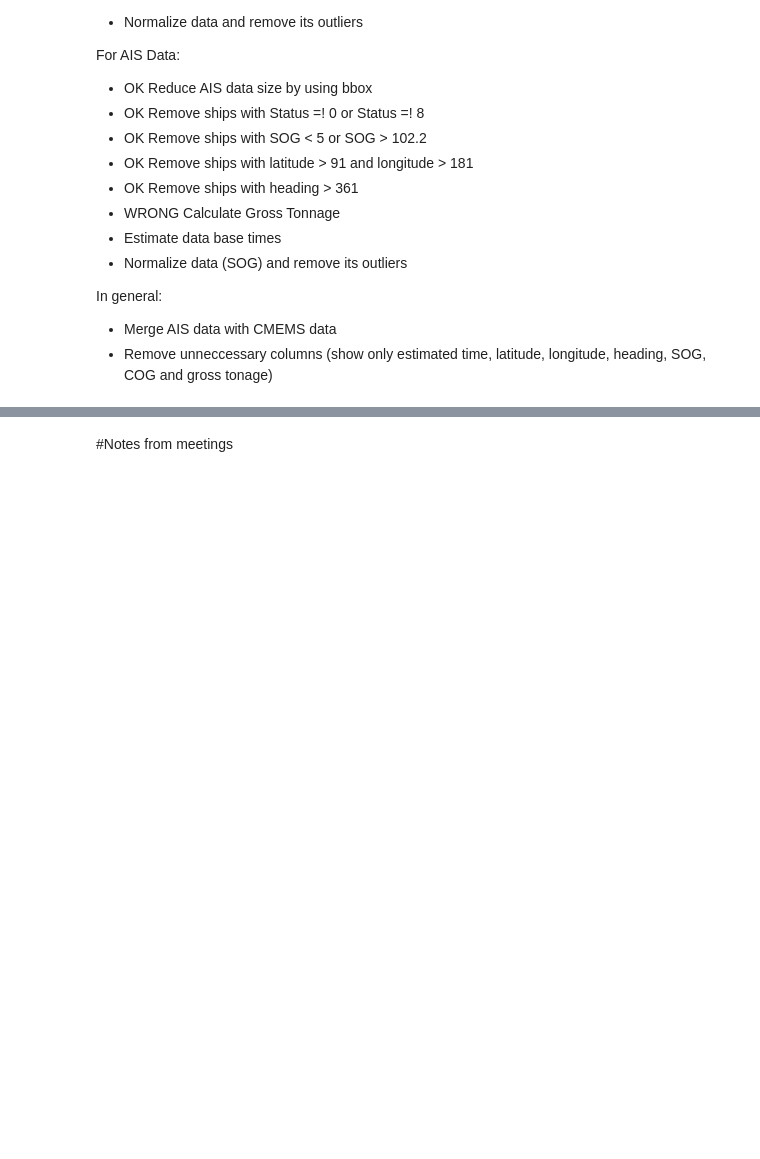
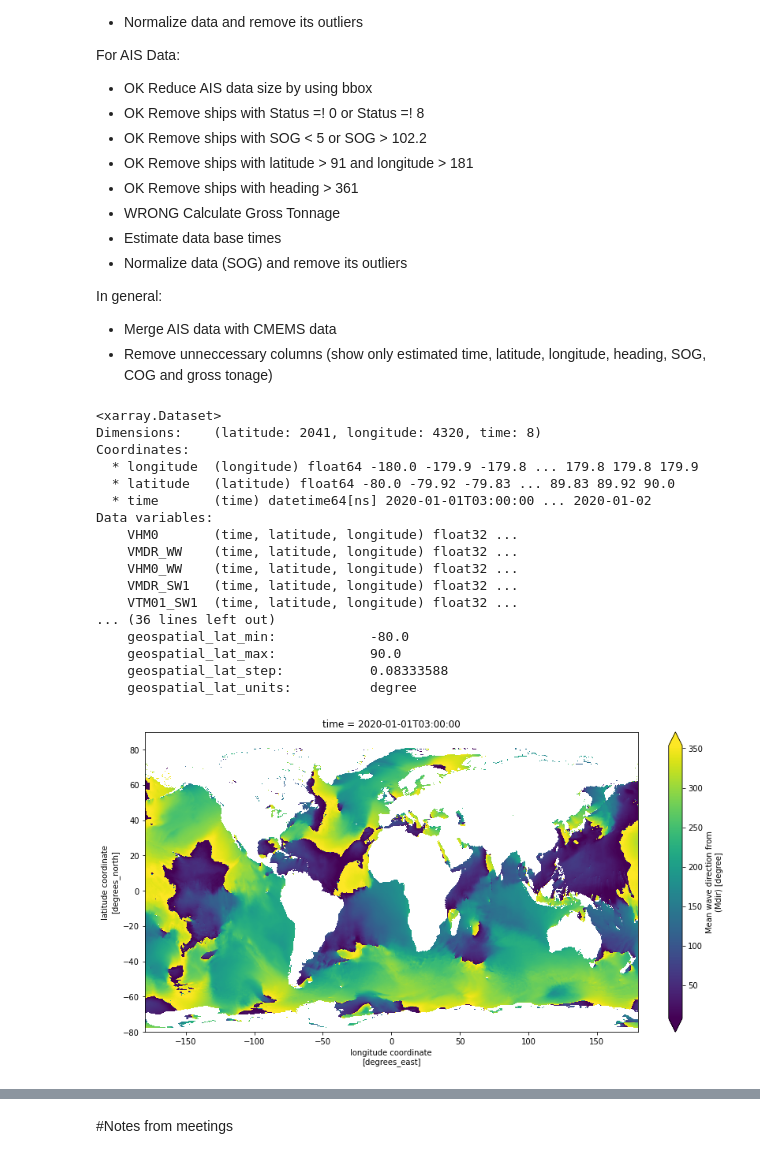
Before and after one commit to jonathom/cop_marine, a Jupyter notebook: Group_Challenge.ipynb, the cells around one changed output, grey strips where cells are left out. Cells and saved outputs as stored; diff of their text form; code cells hidden in the pictures; blank space fills up the shorter version.

```diff
--- a/Group_Challenge.ipynb
+++ b/Group_Challenge.ipynb
@@ -199,6 +182,36 @@ For AIS Data:
 In general:
 * Merge AIS data with CMEMS data
 * Remove unneccessary columns (show only estimated time, latitude, longitude, heading, SOG, COG and gross tonage)
+# %%
+import xarray as xr
+import numpy as np
+
+def get_closest(array, value):
+    return np.abs(array - value).argmin()
+
+ds_wav_jan = xr.open_dataset('data/' + wav_jan)
+
+ds_wav_jan.VMDR.isel(time=0).plot(robust=True, aspect=2, size=7); # wave direction
+ds_wav_jan
+# %% [output]
+<xarray.Dataset>
+Dimensions:    (latitude: 2041, longitude: 4320, time: 8)
+Coordinates:
+  * longitude  (longitude) float64 -180.0 -179.9 -179.8 ... 179.8 179.8 179.9
+  * latitude   (latitude) float64 -80.0 -79.92 -79.83 ... 89.83 89.92 90.0
+  * time       (time) datetime64[ns] 2020-01-01T03:00:00 ... 2020-01-02
+Data variables:
+    VHM0       (time, latitude, longitude) float32 ...
+    VMDR_WW    (time, latitude, longitude) float32 ...
+    VHM0_WW    (time, latitude, longitude) float32 ...
+    VMDR_SW1   (time, latitude, longitude) float32 ...
+    VTM01_SW1  (time, latitude, longitude) float32 ...
+... (36 lines left out)
+    geospatial_lat_min:            -80.0
+    geospatial_lat_max:            90.0
+    geospatial_lat_step:           0.08333588
+    geospatial_lat_units:          degree
+[figure, added]
 # %%
 import xarray as xr
 import numpy as np
```
Also changed, not shown: parts of 11 cells of this notebook.
